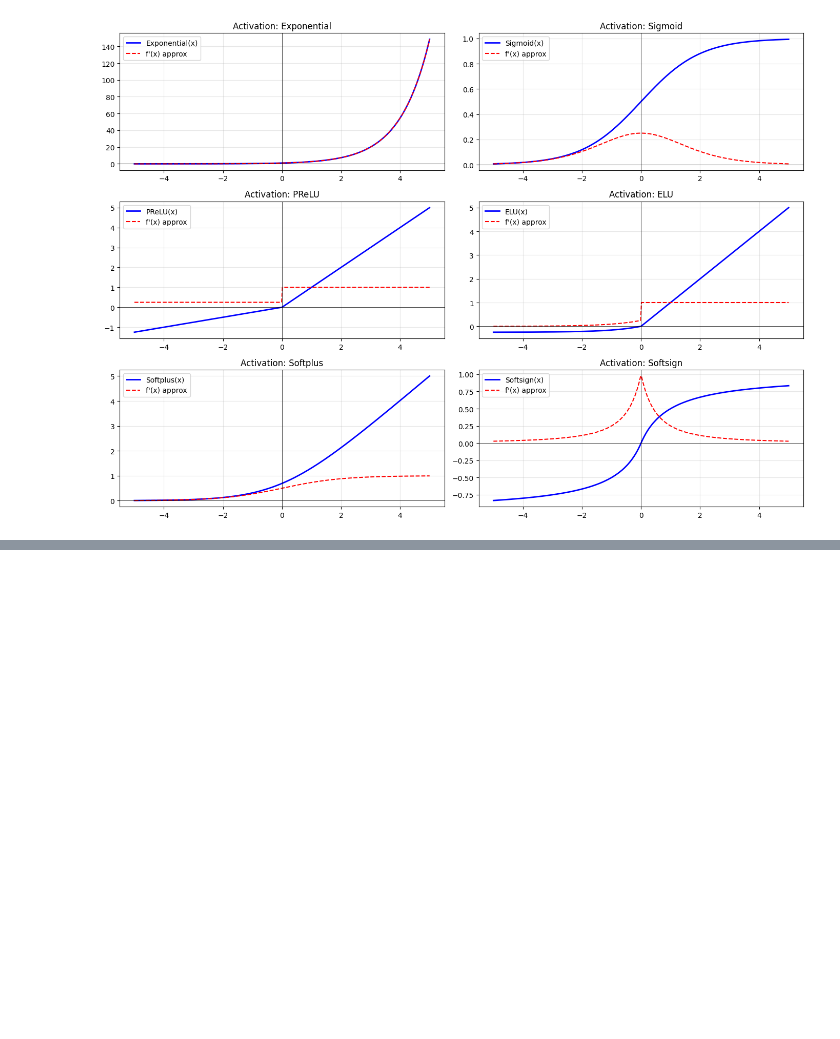
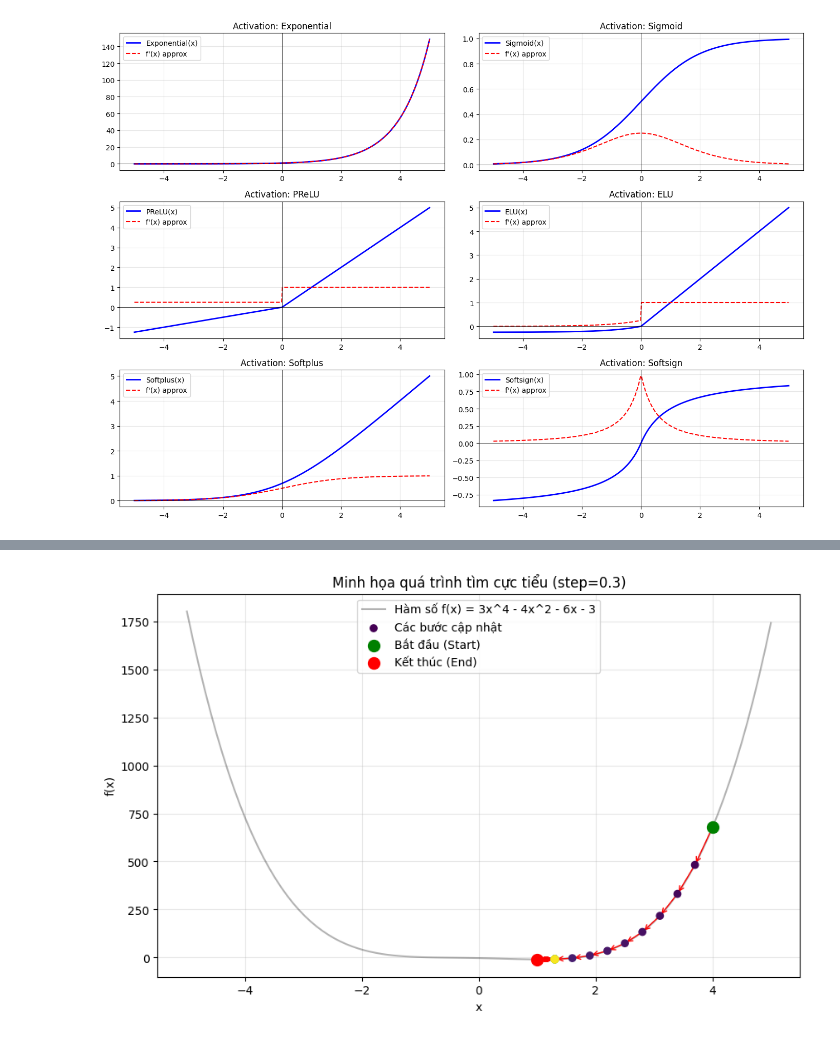
Before and after one commit to Chef221/AIO_Code, a Jupyter notebook: AI_Code/MathAI.ipynb, the cells around one changed output, grey strips where cells are left out. Saved outputs shown, nothing was run; the diff lists cells and outputs as text; code cells hidden in the pictures; blank space fills up the shorter version.

```diff
--- a/AI_Code/MathAI.ipynb
+++ b/AI_Code/MathAI.ipynb
@@ -291,0 +342,67 @@ plt.show()
+# %%
+import numpy as np
+import matplotlib.pyplot as plt
+
+def derivative(f, x, epsilon=1e-6):
+    return (f(x + epsilon/2) - f(x - epsilon/2)) / epsilon
+
+def find_minimum_with_history(f, x_init, num_iterations, step):
+    x_history = [x_init]
+    current_x = x_init
+
+    for _ in range(num_iterations):
+        dx = derivative(f, current_x)
+        if dx > 0:
+            current_x = current_x - step
+        elif dx < 0:
+            current_x = current_x + step
+
+        x_history.append(current_x)
+
+    return current_x, x_history
+
+# Định nghĩa hàm số để thử nghiệm: f(x) = x^2
+def f(x):
+    return 3 * (x ** 4) - 4 * (x ** 2) - 6 * x - 3
+
+# Cấu hình ban đầu
+initial_x = 4.0
+iterations = 100
+step_size = 0.3
+
+# Chạy thuật toán
+min_x, history = find_minimum_with_history(f, initial_x, iterations, step_size)
+
+# --- Vẽ hình minh họa ---
+plt.figure(figsize=(10, 6))
+
+# 1. Vẽ đường cong của hàm số f(x)
+x_curve = np.linspace(-5, 5, 100)
+y_curve = f(x_curve)
+plt.plot(x_curve, y_curve, 'k-', alpha=0.3, label='Hàm số f(x) = 3x^4 - 4x^2 - 6x - 3')
+
+# 2. Vẽ các điểm cập nhật x
+history = np.array(history)
+y_history = f(history)
+
+# Vẽ các mũi tên chỉ hướng di chuyển
+for i in range(len(history)-1):
+    plt.annotate('', xy=(history[i+1], y_history[i+1]),
+                 xytext=(history[i], y_history[i]),
+                 arrowprops=dict(arrowstyle='->', color='red', lw=1))
+
+# Vẽ các điểm tròn tại mỗi vị trí x
+plt.scatter(history, y_history, c=range(len(history)), cmap='viridis', zorder=5, label='Các bước cập nhật')
+
+# Đánh dấu điểm bắt đầu và điểm kết thúc
+plt.scatter(history[0], y_history[0], color='green', s=100, label='Bắt đầu (Start)', zorder=6)
+plt.scatter(history[-1], y_history[-1], color='red', s=100, label='Kết thúc (End)', zorder=6)
+
+plt.title(f'Minh họa quá trình tìm cực tiểu (step={step_size})')
+plt.xlabel('x')
+plt.ylabel('f(x)')
+plt.legend()
+plt.grid(True, alpha=0.3)
+plt.show()
+# %% [output]
+[figure, added]
```
Also changed, not shown: parts of 3 cells of this notebook.
